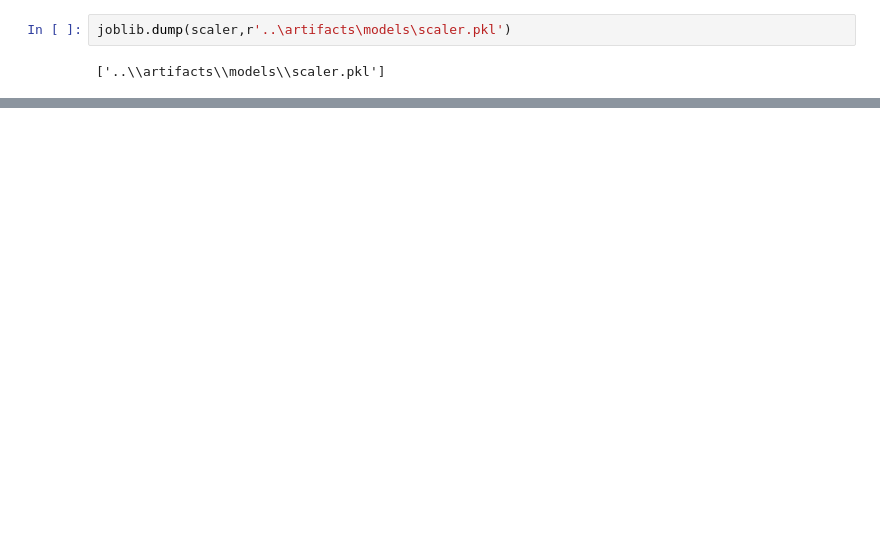
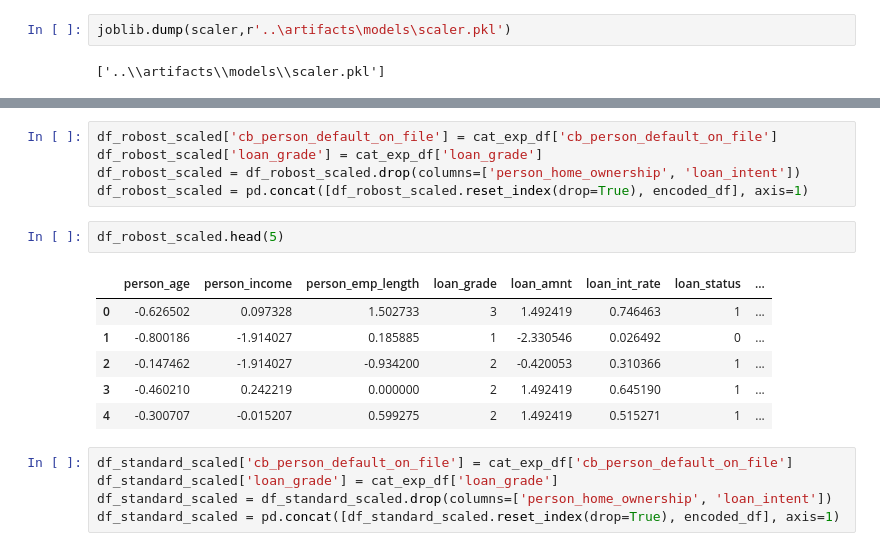
Before and after one commit to Sudarsan0005/FinBot, a Jupyter notebook: notebook/Feature_Engineering.ipynb, the cells around one changed output, grey strips where cells are left out. Cells and saved outputs as stored; diff of their text form; blank space fills up the shorter version.

```diff
--- a/notebook/Feature_Engineering.ipynb
+++ b/notebook/Feature_Engineering.ipynb
@@ -124,0 +233,19 @@ joblib.dump(scaler,r'..\artifacts\models\scaler.pkl')
+# %%
+df_robost_scaled['cb_person_default_on_file'] = cat_exp_df['cb_person_default_on_file']
+df_robost_scaled['loan_grade'] = cat_exp_df['loan_grade']
+df_robost_scaled = df_robost_scaled.drop(columns=['person_home_ownership', 'loan_intent'])
+df_robost_scaled = pd.concat([df_robost_scaled.reset_index(drop=True), encoded_df], axis=1)
+# %%
+df_robost_scaled.head(5)
+# %% [output]
+|  | person_age | person_income | person_emp_length | loan_grade | loan_amnt | loan_int_rate | loan_status | ... |
+| 0 | -0.626502 | 0.097328 | 1.502733 | 3 | 1.492419 | 0.746463 | 1 | ... |
+| 1 | -0.800186 | -1.914027 | 0.185885 | 1 | -2.330546 | 0.026492 | 0 | ... |
+| 2 | -0.147462 | -1.914027 | -0.934200 | 2 | -0.420053 | 0.310366 | 1 | ... |
+| 3 | -0.460210 | 0.242219 | 0.000000 | 2 | 1.492419 | 0.645190 | 1 | ... |
+| 4 | -0.300707 | -0.015207 | 0.599275 | 2 | 1.492419 | 0.515271 | 1 | ... |
+# %%
+df_standard_scaled['cb_person_default_on_file'] = cat_exp_df['cb_person_default_on_file']
+df_standard_scaled['loan_grade'] = cat_exp_df['loan_grade']
+df_standard_scaled = df_standard_scaled.drop(columns=['person_home_ownership', 'loan_intent'])
+df_standard_scaled = pd.concat([df_standard_scaled.reset_index(drop=True), encoded_df], axis=1)
```
Also changed, not shown: parts of 29 cells of this notebook, 8 other files.
